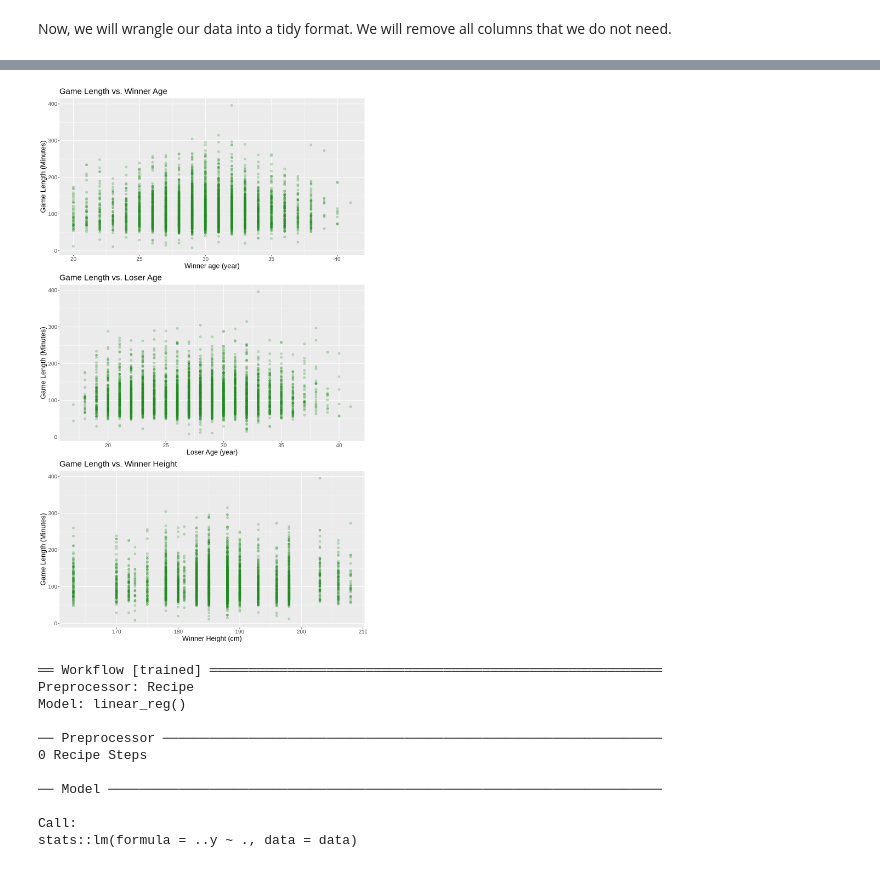
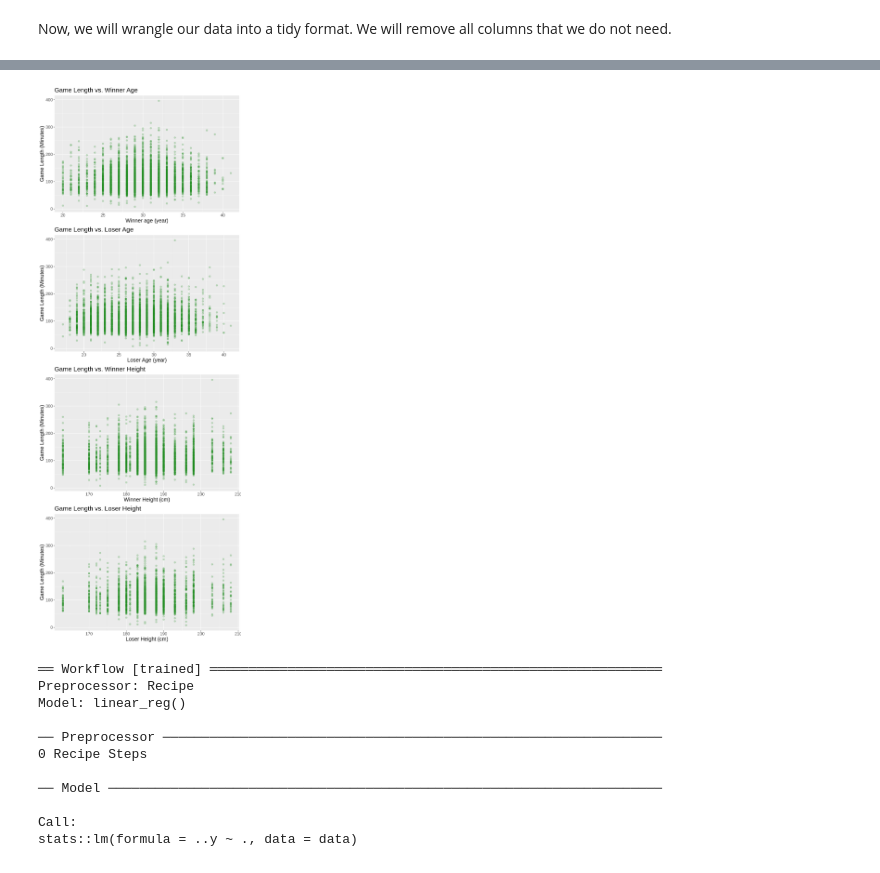
Before and after one commit to keelbeier/dsci100-group69, a Jupyter notebook: group_project_report.ipynb, the cells around one changed output, grey strips where cells are left out. Saved outputs shown, nothing was run; the diff lists cells and outputs as text; code cells hidden in the pictures.

```diff
--- a/group_project_report.ipynb
+++ b/group_project_report.ipynb
@@ -46,7 +46,7 @@ Now, we will wrangle our data into a tidy format. We will remove all columns tha
 # %%
 tennis_data <- tennis_data |>
                     select(tourney_date,
-                      winner_age, loser_age, winner_ht, minutes) |>
+                      winner_age, loser_age, winner_ht, loser_ht, minutes) |>
                     mutate(winner_age = round(winner_age)) |>
                     mutate(loser_age = round(loser_age))|>
                     filter(winner_ht != "NA")
@@ -118,5 +129,5 @@ Warning message:
 # %%
-options(repr.plot.width=10, repr.plot.height=17)
+options(repr.plot.width=8, repr.plot.height=22)
 winner_age_scatter_plot <- tennis_data |>
     ggplot(aes(x = winner_age, y = minutes)) +
     geom_point(alpha = 0.25, size = 2, col = "forest green") +
@@ -142,7 +153,15 @@ winner_ht_scatter_plot <- tennis_data |>
     ggtitle("Game Length vs. Winner Height")  +
     theme(text = element_text(size = 15))
 
-plot_grid(winner_age_scatter_plot, loser_age_scatter_plot, winner_ht_scatter_plot, ncol = 1)
+loser_ht_scatter_plot <- tennis_data |>
+    ggplot(aes(x = loser_ht, y = minutes)) +
+    geom_point(alpha = 0.25, size = 2, col = "forest green") +
+    labs(x = "Loser Height (cm)",
+        y = "Game Length (Minutes)") +
+    ggtitle("Game Length vs. Loser Height")  +
+    theme(text = element_text(size = 15))
+
+plot_grid(winner_age_scatter_plot, loser_age_scatter_plot, winner_ht_scatter_plot, loser_ht_scatter_plot, ncol = 1)
 # %% [output]
 Warning message:
 “Removed 73 rows containing missing values (geom_point).”
@@ -153,4 +174,4 @@ Warning message:
-[figure, old version]
+[figure, new version]
 # %%
 data_split <- initial_split(tennis_data, prop = 0.6, strata = minutes)
 data_train <- training(data_split)
```
Also changed, not shown: parts of 10 cells of this notebook.
